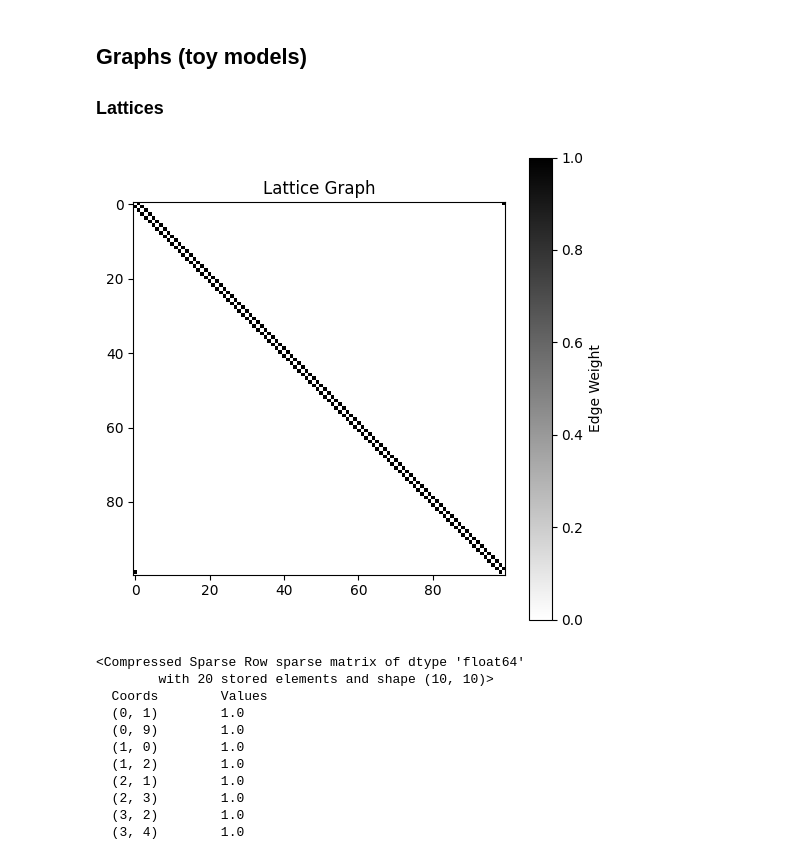
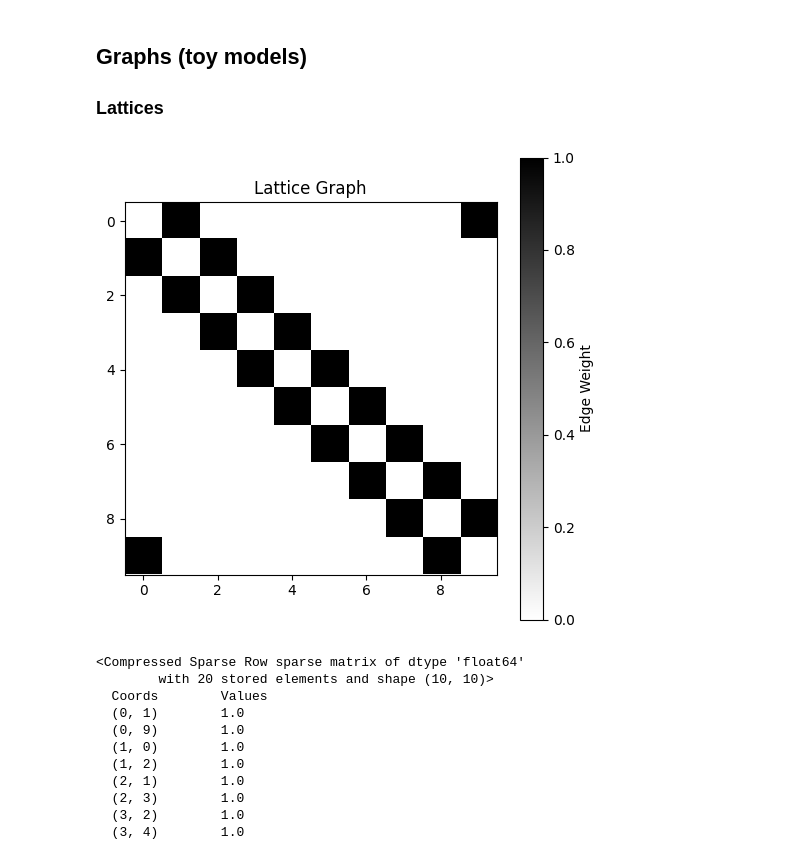
Before and after one commit to FraDurazzi/CNLab, a Jupyter notebook: 01_network_generation.ipynb, the cells around one changed output. Cells and saved outputs as stored; diff of their text form; code cells hidden in the pictures.

```diff
--- a/01_network_generation.ipynb
+++ b/01_network_generation.ipynb
@@ -59,10 +59,10 @@ def generate_lattice(n):
 #       adj[i, (i+1) % n] = 1  # Connect to next node
 #   return adj
 # %%
-A=generate_lattice(100)
+A=generate_lattice(10)
 plot_adjacency_matrix(A, "Lattice Graph")
 # %% [output]
-[figure, old version]
+[figure, new version]
 # %%
 print(sparse.csr_matrix(A))
 # %% [output]
```
Also changed, not shown: parts of 4 cells of this notebook.
